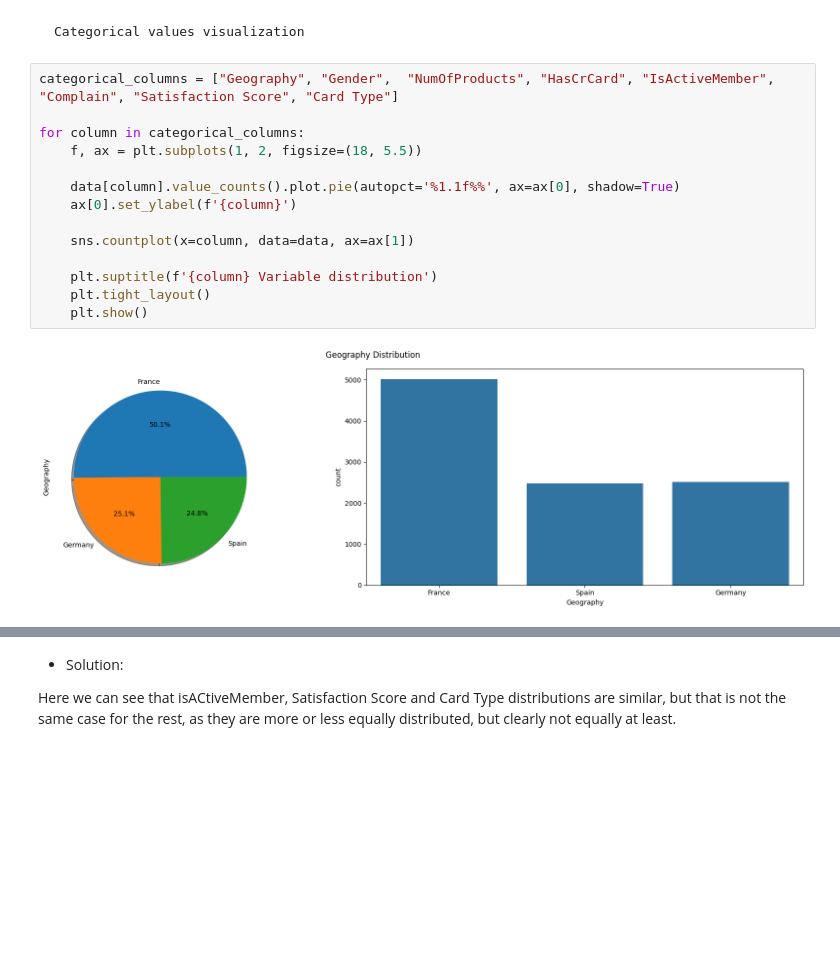
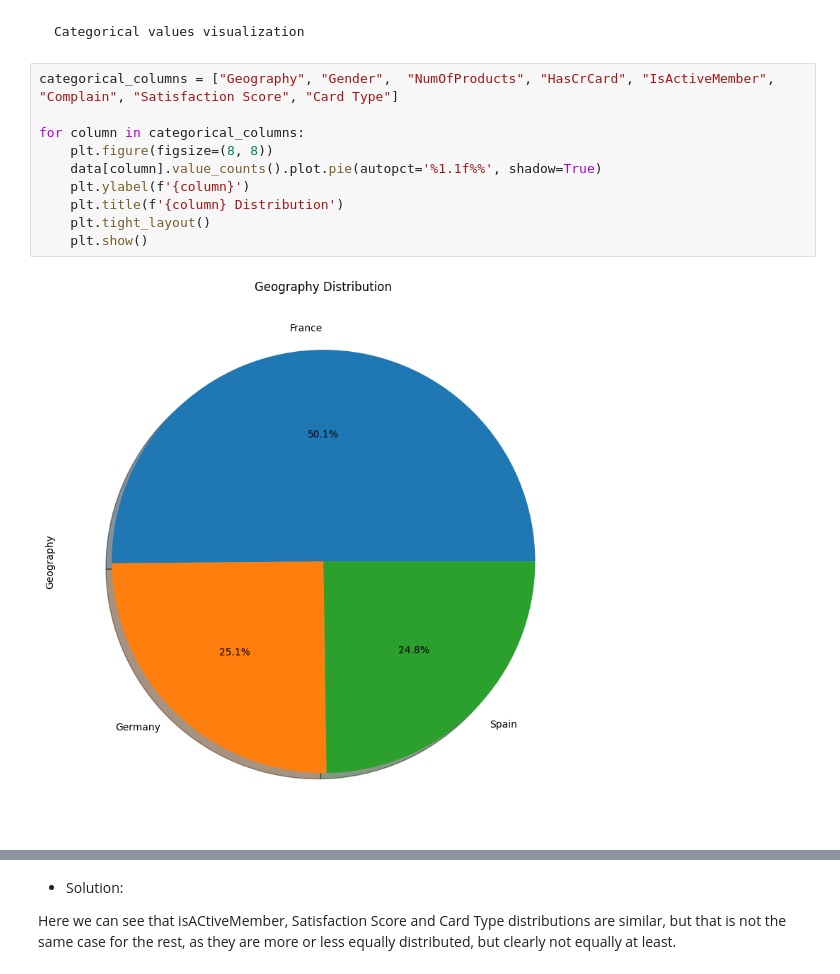
Before and after one commit to MateoPerezSuarez/Bank-Churn-Project, a Jupyter notebook: EDA_process.ipynb, the cells around one changed output, grey strips where cells are left out. Saved outputs shown, nothing was run; the diff lists cells and outputs as text; blank space fills up the shorter version.

```diff
--- a/EDA_process.ipynb
+++ b/EDA_process.ipynb
@@ -323,16 +323,12 @@ The Credit Score value is mostly concentrated in the middle around 650, in the A
 # %%
 categorical_columns = ["Geography", "Gender",  "NumOfProducts", "HasCrCard", "IsActiveMember", "Complain", "Satisfaction Score", "Card Type"]
 
 for column in categorical_columns:
-    f, ax = plt.subplots(1, 2, figsize=(18, 5.5))
-
-    data[column].value_counts().plot.pie(autopct='%1.1f%%', ax=ax[0], shadow=True)
-    ax[0].set_ylabel(f'{column}')
-
-    sns.countplot(x=column, data=data, ax=ax[1])
-
-    plt.suptitle(f'{column} Variable distribution')
+    plt.figure(figsize=(8, 8))
+    data[column].value_counts().plot.pie(autopct='%1.1f%%', shadow=True)
+    plt.ylabel(f'{column}')
+    plt.title(f'{column} Distribution')
     plt.tight_layout()
     plt.show()
 # %% [output]
-[figure, old version]
+[figure, new version]
```
Also changed, not shown: parts of 20 cells of this notebook.
